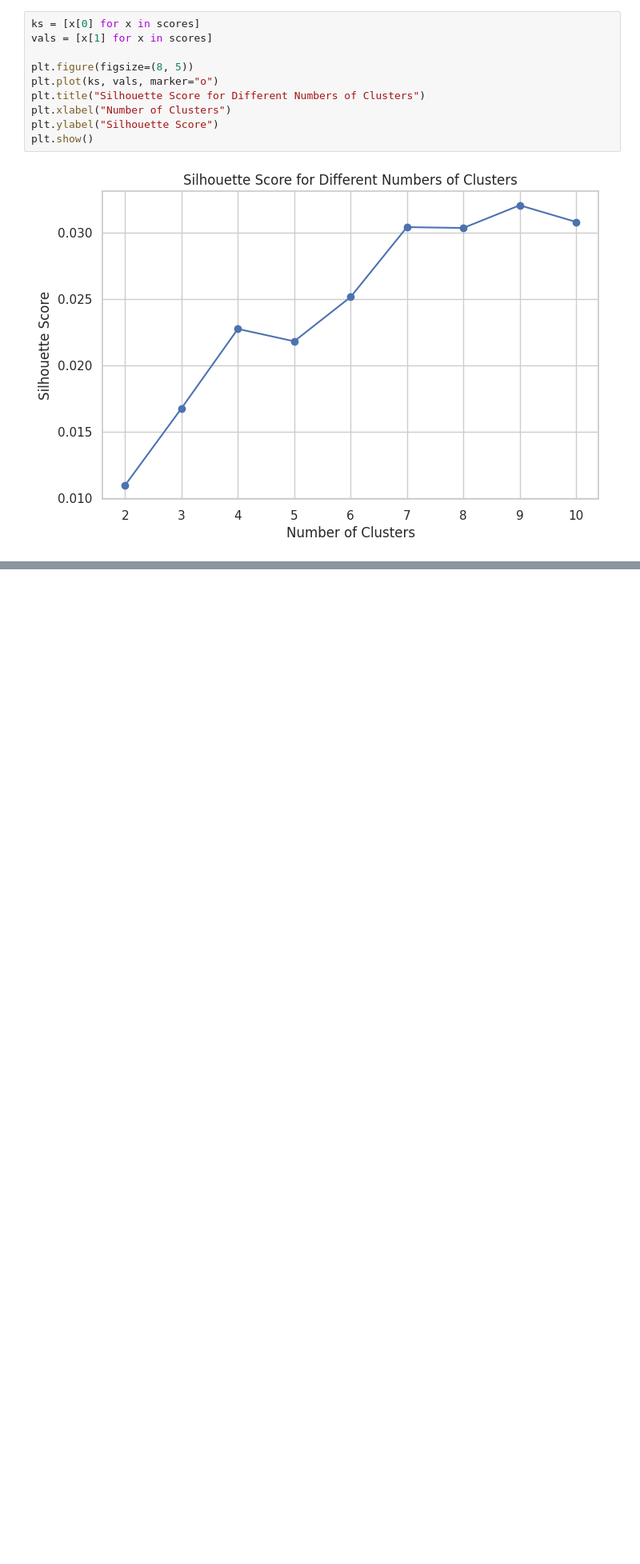
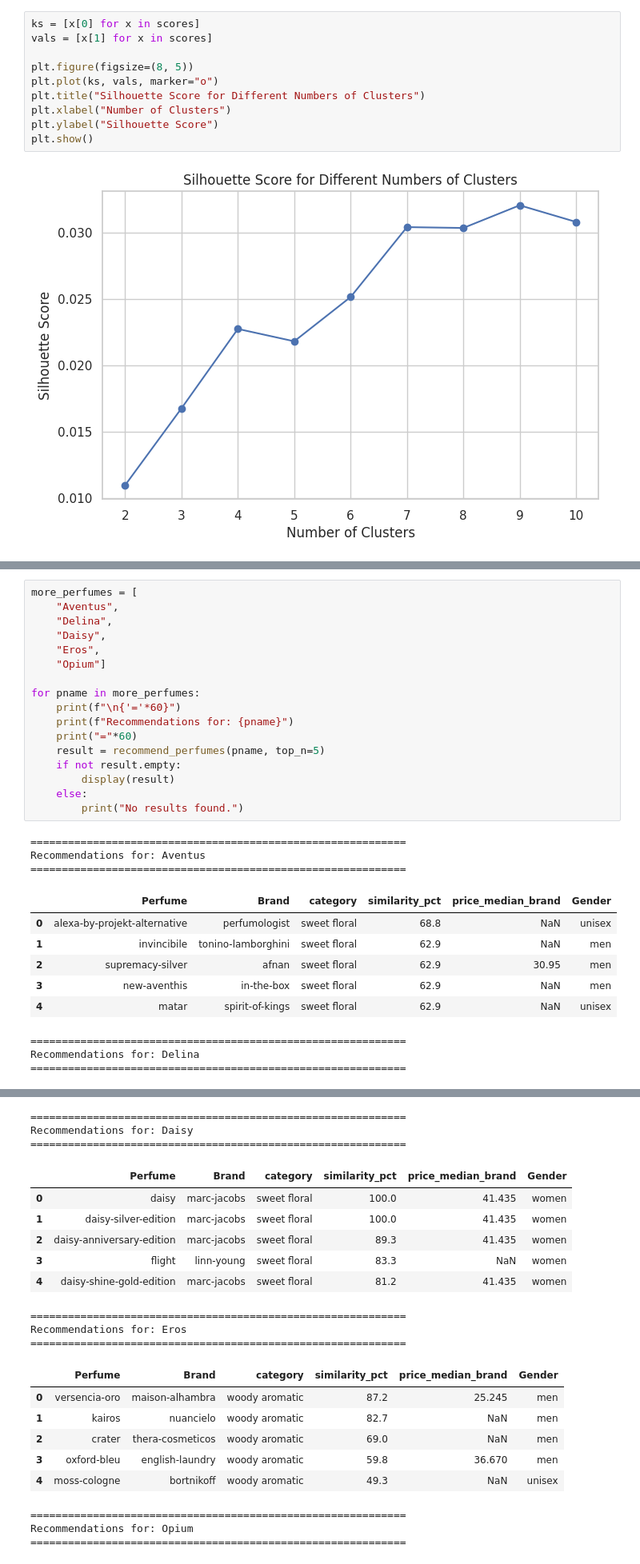
Before and after one commit to Oksana0020/perfumes, a Jupyter notebook: Project3_DataDrivenModel.ipynb, the cells around one changed output, grey strips where cells are left out. Shown at 80% size. Saved outputs shown, nothing was run; the diff lists cells and outputs as text; blank space fills up the shorter version.

```diff
--- a/Project3_DataDrivenModel.ipynb
+++ b/Project3_DataDrivenModel.ipynb
@@ -948,0 +1182,30 @@ The silhouette score quantifies how well-separated the clusters are. A higher sc
+# %%
+more_perfumes = [
+    "Aventus",
+    "Delina",
+    "Daisy",
+    "Eros",
+    "Opium"]
+
+for pname in more_perfumes:
+    print(f"\n{'='*60}")
+    print(f"Recommendations for: {pname}")
+    print("="*60)
+    result = recommend_perfumes(pname, top_n=5)
+    if not result.empty:
+        display(result)
+    else:
+        print("No results found.")
+# %% [output]
+============================================================
+Recommendations for: Aventus
+============================================================
+|  | Perfume | Brand | category | similarity_pct | price_median_brand | Gender |
+| 0 | alexa-by-projekt-alternative | perfumologist | sweet floral | 68.8 | NaN | unisex |
+| 1 | invincibile | tonino-lamborghini | sweet floral | 62.9 | NaN | men |
+| 2 | supremacy-silver | afnan | sweet floral | 62.9 | 30.95 | men |
+| 3 | new-aventhis | in-the-box | sweet floral | 62.9 | NaN | men |
+| 4 | matar | spirit-of-kings | sweet floral | 62.9 | NaN | unisex |
+============================================================
+Recommendations for: Delina
+============================================================
@@ -948,0 +1218,21 @@ The silhouette score quantifies how well-separated the clusters are. A higher sc
+============================================================
+Recommendations for: Daisy
+============================================================
+|  | Perfume | Brand | category | similarity_pct | price_median_brand | Gender |
+| 0 | daisy | marc-jacobs | sweet floral | 100.0 | 41.435 | women |
+| 1 | daisy-silver-edition | marc-jacobs | sweet floral | 100.0 | 41.435 | women |
+| 2 | daisy-anniversary-edition | marc-jacobs | sweet floral | 89.3 | 41.435 | women |
+| 3 | flight | linn-young | sweet floral | 83.3 | NaN | women |
+| 4 | daisy-shine-gold-edition | marc-jacobs | sweet floral | 81.2 | 41.435 | women |
+============================================================
+Recommendations for: Eros
+============================================================
+|  | Perfume | Brand | category | similarity_pct | price_median_brand | Gender |
+| 0 | versencia-oro | maison-alhambra | woody aromatic | 87.2 | 25.245 | men |
+| 1 | kairos | nuancielo | woody aromatic | 82.7 | NaN | men |
+| 2 | crater | thera-cosmeticos | woody aromatic | 69.0 | NaN | men |
+| 3 | oxford-bleu | english-laundry | woody aromatic | 59.8 | 36.670 | men |
+| 4 | moss-cologne | bortnikoff | woody aromatic | 49.3 | NaN | unisex |
+============================================================
+Recommendations for: Opium
+============================================================
```
Also changed, not shown: parts of 30 cells of this notebook.
